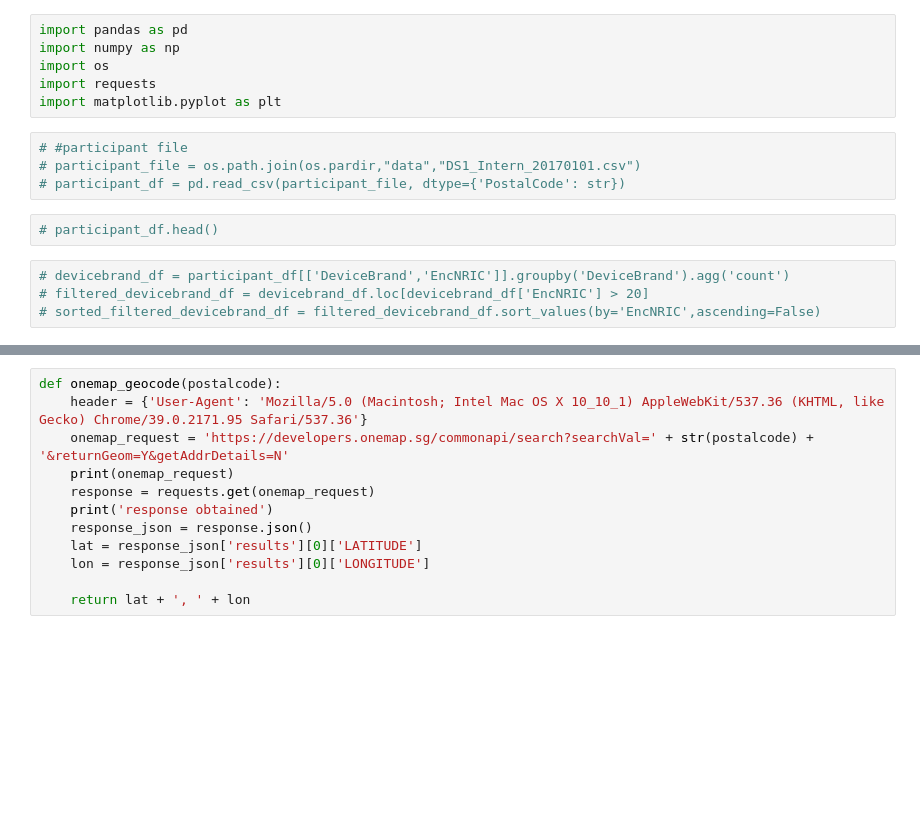
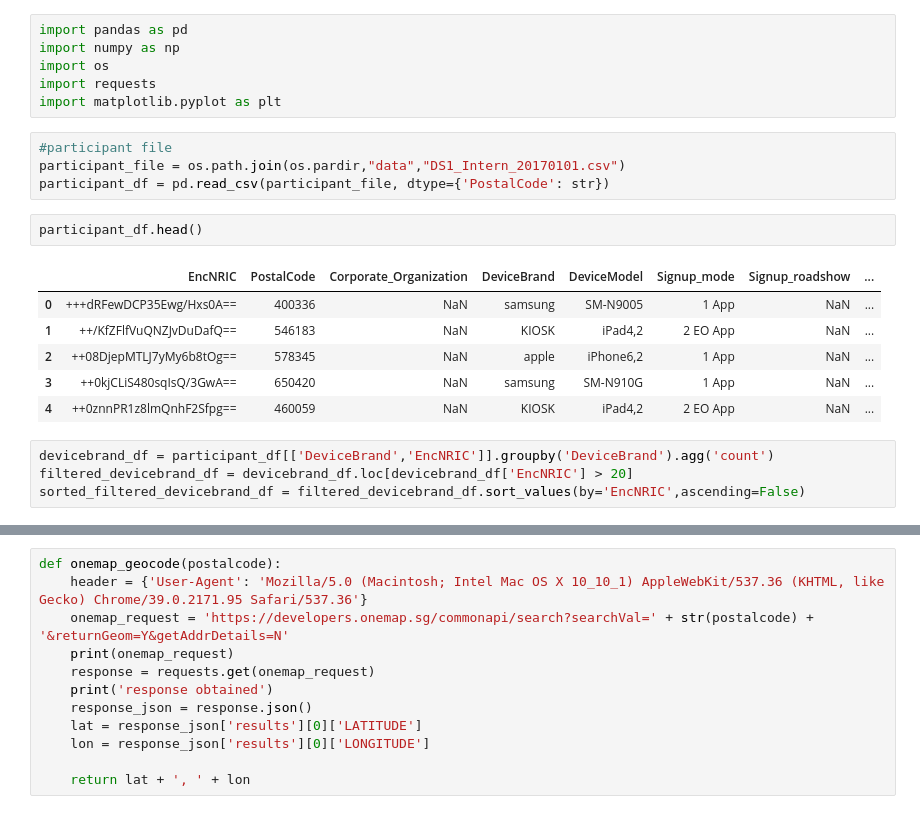
Before and after one commit to freedaemons/hpb_i2p, a Jupyter notebook: jupyter/geocode/onemap_geocoder.ipynb, the cells around one changed output, grey strips where cells are left out. Saved outputs shown, nothing was run; the diff lists cells and outputs as text; blank space fills up the shorter version.

```diff
--- a/jupyter/geocode/onemap_geocoder.ipynb
+++ b/jupyter/geocode/onemap_geocoder.ipynb
@@ -5,13 +5,20 @@ import os
 import requests
 import matplotlib.pyplot as plt
 # %%
-# #participant file
-# participant_file = os.path.join(os.pardir,"data","DS1_Intern_20170101.csv")
-# participant_df = pd.read_csv(participant_file, dtype={'PostalCode': str})
+#participant file
+participant_file = os.path.join(os.pardir,"data","DS1_Intern_20170101.csv")
+participant_df = pd.read_csv(participant_file, dtype={'PostalCode': str})
-# %%
-# participant_df.head()
+# %%
+participant_df.head()
+# %% [output]
+|  | EncNRIC | PostalCode | Corporate_Organization | DeviceBrand | DeviceModel | Signup_mode | Signup_roadshow | ... |
+| 0 | +++dRFewDCP35Ewg/Hxs0A== | 400336 | NaN | samsung | SM-N9005 | 1 App | NaN | ... |
+| 1 | ++/KfZFlfVuQNZJvDuDafQ== | 546183 | NaN | KIOSK | iPad4,2 | 2 EO App | NaN | ... |
+| 2 | ++08DjepMTLJ7yMy6b8tOg== | 578345 | NaN | apple | iPhone6,2 | 1 App | NaN | ... |
+| 3 | ++0kjCLiS480sqIsQ/3GwA== | 650420 | NaN | samsung | SM-N910G | 1 App | NaN | ... |
+| 4 | ++0znnPR1z8lmQnhF2Sfpg== | 460059 | NaN | KIOSK | iPad4,2 | 2 EO App | NaN | ... |
 # %%
-# devicebrand_df = participant_df[['DeviceBrand','EncNRIC']].groupby('DeviceBrand').agg('count')
-# filtered_devicebrand_df = devicebrand_df.loc[devicebrand_df['EncNRIC'] > 20]
-# sorted_filtered_devicebrand_df = filtered_devicebrand_df.sort_values(by='EncNRIC',ascending=False)
+devicebrand_df = participant_df[['DeviceBrand','EncNRIC']].groupby('DeviceBrand').agg('count')
+filtered_devicebrand_df = devicebrand_df.loc[devicebrand_df['EncNRIC'] > 20]
+sorted_filtered_devicebrand_df = filtered_devicebrand_df.sort_values(by='EncNRIC',ascending=False)
 # %%
```
Also changed, not shown: parts of 3 cells of this notebook, 3 other files.
